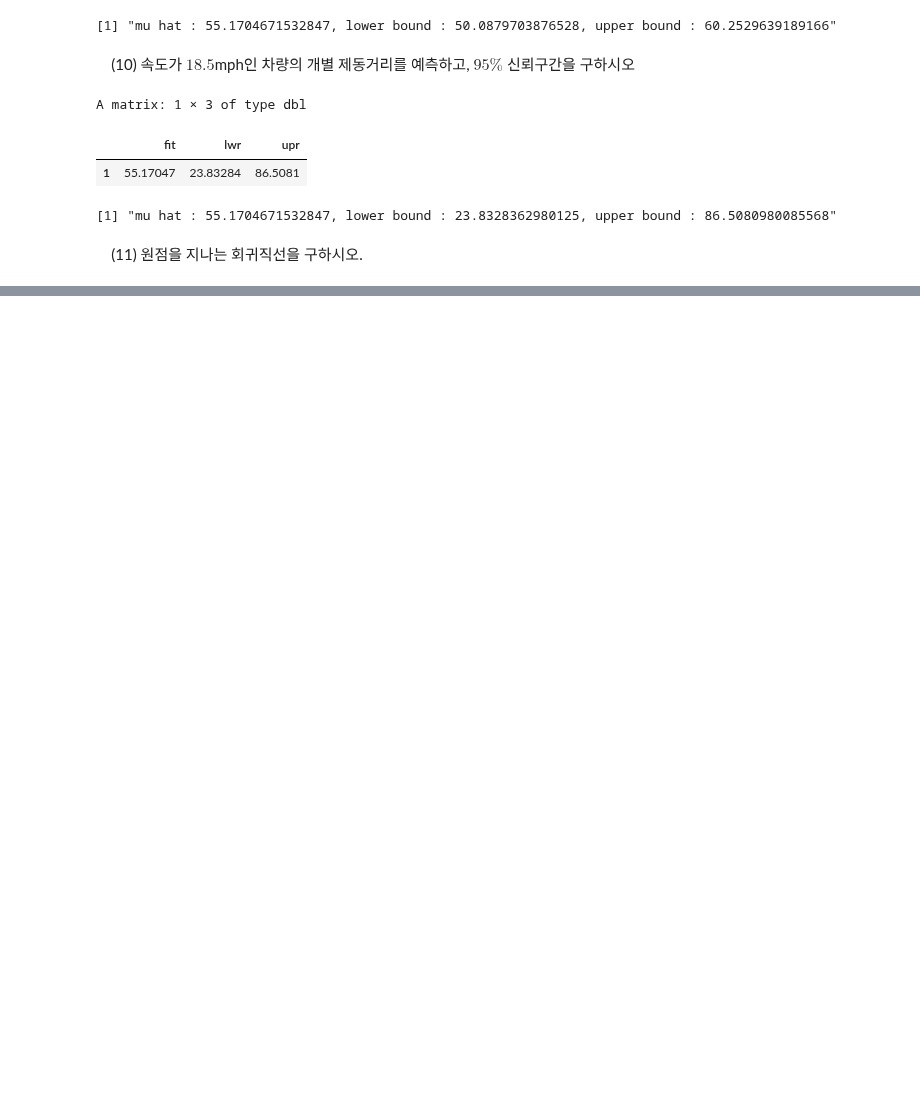
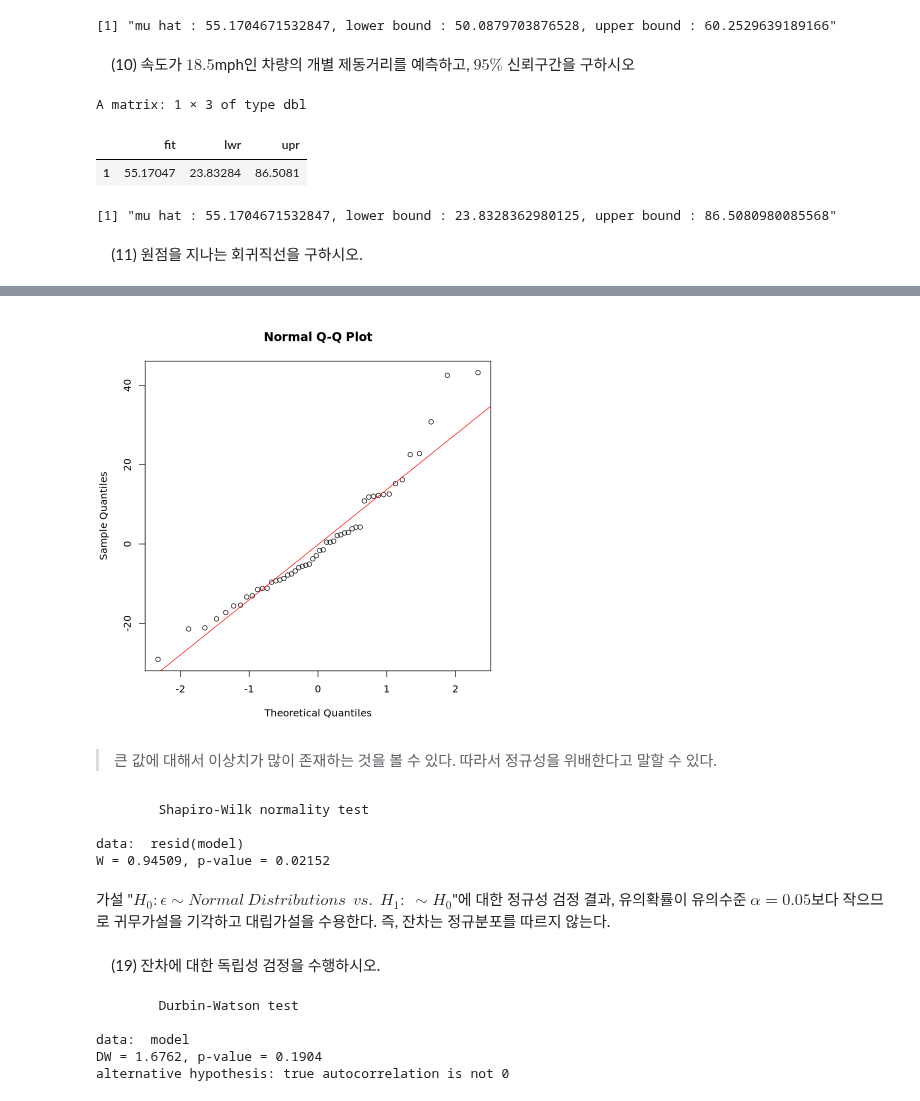
Before and after one commit to HollyRiver/R, a Jupyter notebook: regression analysis/hw/RA 2/강신성_202014107_HW01.ipynb, the cells around one changed output, grey strips where cells are left out. Cells and saved outputs as stored; diff of their text form; code cells hidden in the pictures; blank space fills up the shorter version.

```diff
--- a/regression analysis/hw/RA 2/강신성_202014107_HW01.ipynb
+++ b/regression analysis/hw/RA 2/강신성_202014107_HW01.ipynb
@@ -292,0 +452,26 @@ print(paste("mu hat : ", mu_hat, ", lower bound : ", lwr, ", upper bound : ", up
+# %%
+qqnorm(resid(model))
+qqline(resid(model), col = "red")
+# %% [output]
+[figure, added]
+# %% [markdown]
+> 큰 값에 대해서 이상치가 많이 존재하는 것을 볼 수 있다. 따라서 정규성을 위배한다고 말할 수 있다.
+# %%
+shapiro.test(resid(model))
+# %% [output]
+        Shapiro-Wilk normality test
+
+data:  resid(model)
+W = 0.94509, p-value = 0.02152
+# %% [markdown]
+가설 "$H_0 : \epsilon \sim Normal ~ Distributions ~~ vs. ~~ H_1 : ~ \sim H_0$"에 대한 정규성 검정 결과, 유의확률이 유의수준 $\alpha = 0.05$보다 작으므로 귀무가설을 기각하고 대립가설을 수용한다. 즉, 잔차는 정규분포를 따르지 않는다.
+# %% [markdown]
+&nbsp; &nbsp; (19) 잔차에 대한 독립성 검정을 수행하시오.
+# %%
+dwtest(model, alternative = "two.sided")
+# %% [output]
+        Durbin-Watson test
+
+data:  model
+DW = 1.6762, p-value = 0.1904
+alternative hypothesis: true autocorrelation is not 0
```
Also changed, not shown: parts of 42 cells of this notebook, 3 other files.
